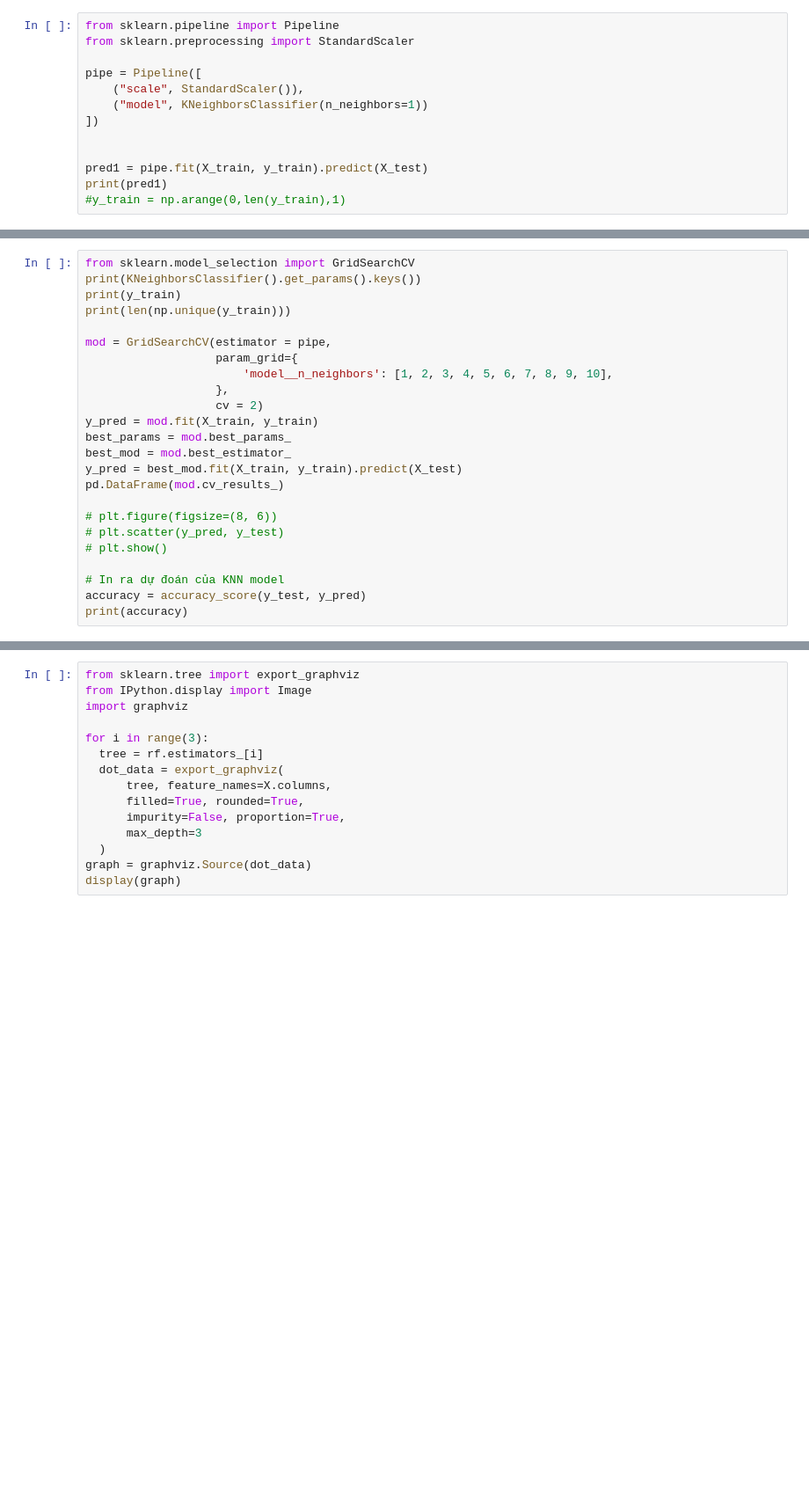
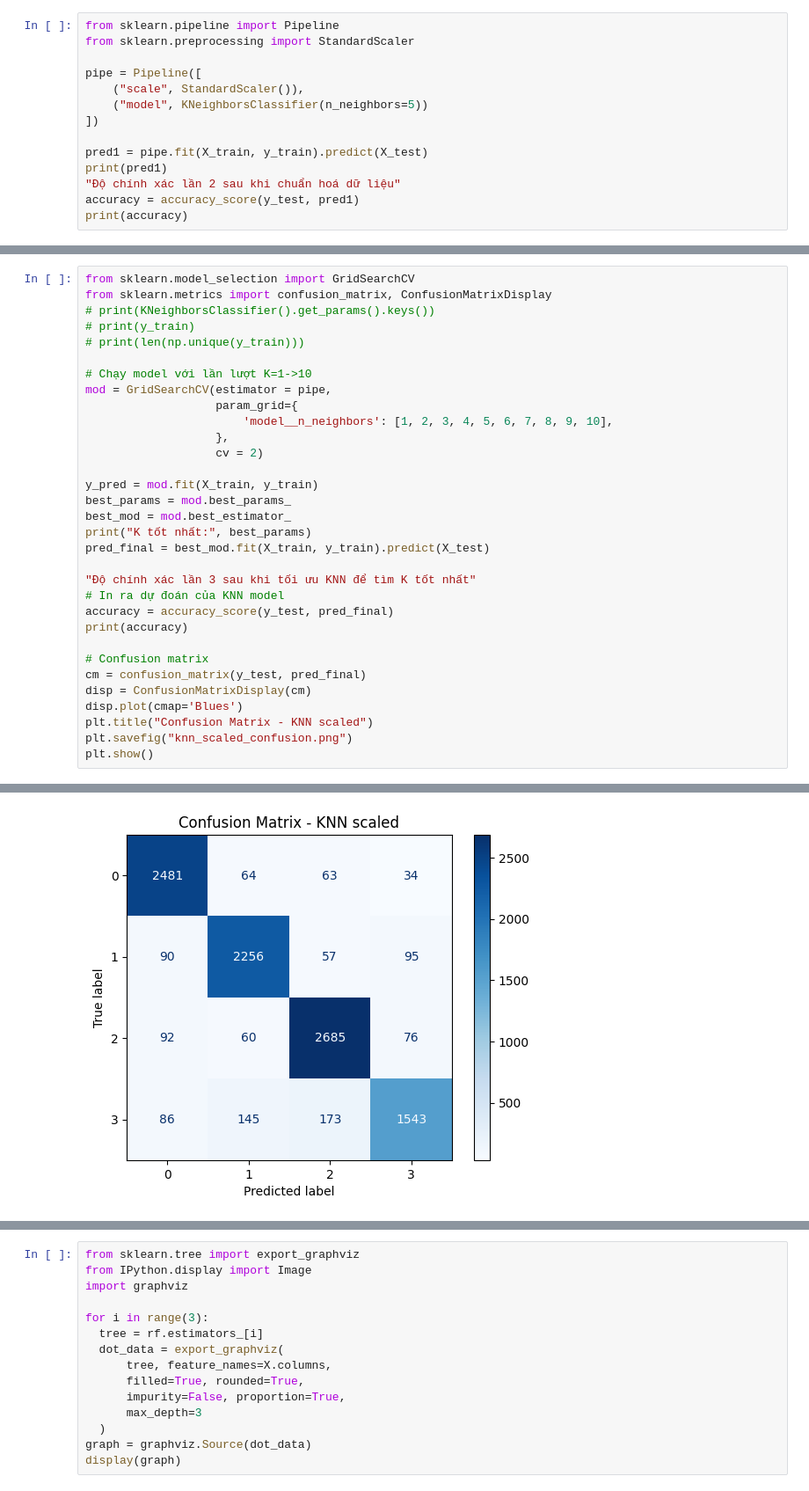
Before and after one commit to Lqhuy125/machine_learning, a Jupyter notebook: 528_model.ipynb, the cells around one changed output, grey strips where cells are left out. Shown: that part at 88% size. Saved outputs shown, nothing was run; the diff lists cells and outputs as text; blank space fills up the shorter version.

Commit message:
Update comment and fix something on KNN model

```diff
--- a/528_model.ipynb
+++ b/528_model.ipynb
@@ -43,12 +46,13 @@ from sklearn.preprocessing import StandardScaler
 
 pipe = Pipeline([
     ("scale", StandardScaler()),
-    ("model", KNeighborsClassifier(n_neighbors=1))
+    ("model", KNeighborsClassifier(n_neighbors=5))
 ])
-
 
 pred1 = pipe.fit(X_train, y_train).predict(X_test)
 print(pred1)
-#y_train = np.arange(0,len(y_train),1)
+"Độ chính xác lần 2 sau khi chuẩn hoá dữ liệu"
+accuracy = accuracy_score(y_test, pred1)
+print(accuracy)
 # %% [output]
 [3 2 0 ... 1 2 0]
@@ -55,25 +60,33 @@ print(pred1)
 # %%
 from sklearn.model_selection import GridSearchCV
-print(KNeighborsClassifier().get_params().keys())
-print(y_train)
-print(len(np.unique(y_train)))
+from sklearn.metrics import confusion_matrix, ConfusionMatrixDisplay
+# print(KNeighborsClassifier().get_params().keys())
+# print(y_train)
+# print(len(np.unique(y_train)))
 
+# Chạy model với lần lượt K=1->10
 mod = GridSearchCV(estimator = pipe,
                    param_grid={
                        'model__n_neighbors': [1, 2, 3, 4, 5, 6, 7, 8, 9, 10],
                    },
                    cv = 2)
+
 y_pred = mod.fit(X_train, y_train)
 best_params = mod.best_params_
 best_mod = mod.best_estimator_
-y_pred = best_mod.fit(X_train, y_train).predict(X_test)
-pd.DataFrame(mod.cv_results_)
+print("K tốt nhất:", best_params)
+pred_final = best_mod.fit(X_train, y_train).predict(X_test)
 
-# plt.figure(figsize=(8, 6))
-# plt.scatter(y_pred, y_test)
-# plt.show()
+"Độ chính xác lần 3 sau khi tối ưu KNN để tìm K tốt nhất"
+# In ra dự đoán của KNN model
+accuracy = accuracy_score(y_test, pred_final)
+print(accuracy)
 
-# In ra dự đoán của KNN model
-accuracy = accuracy_score(y_test, y_pred)
-print(accuracy)
+# Confusion matrix
+cm = confusion_matrix(y_test, pred_final)
+disp = ConfusionMatrixDisplay(cm)
+disp.plot(cmap='Blues')
+plt.title("Confusion Matrix - KNN scaled")
+plt.savefig("knn_scaled_confusion.png")
+plt.show()
 # %% [output]
@@ -94,2 +94,3 @@ Name: id, Length: 40000, dtype: int64
 0.8965
+[figure, added]
 # %%
```
Also changed, not shown: parts of 5 cells of this notebook.
